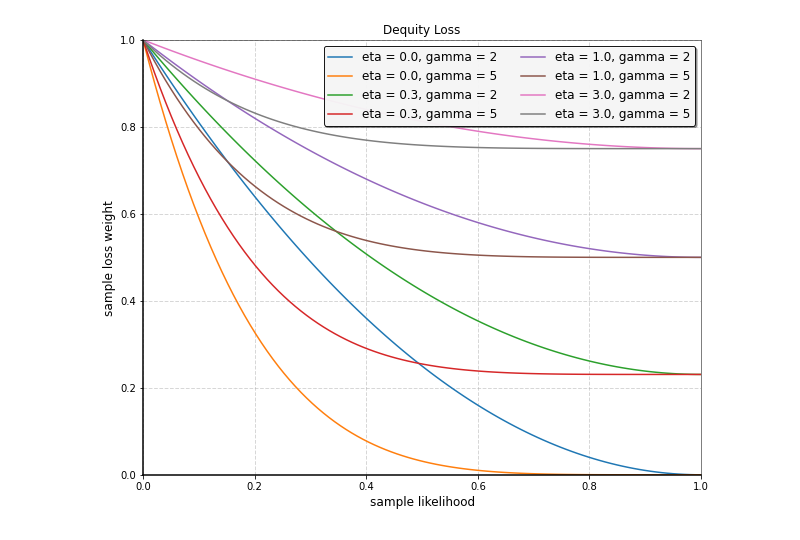
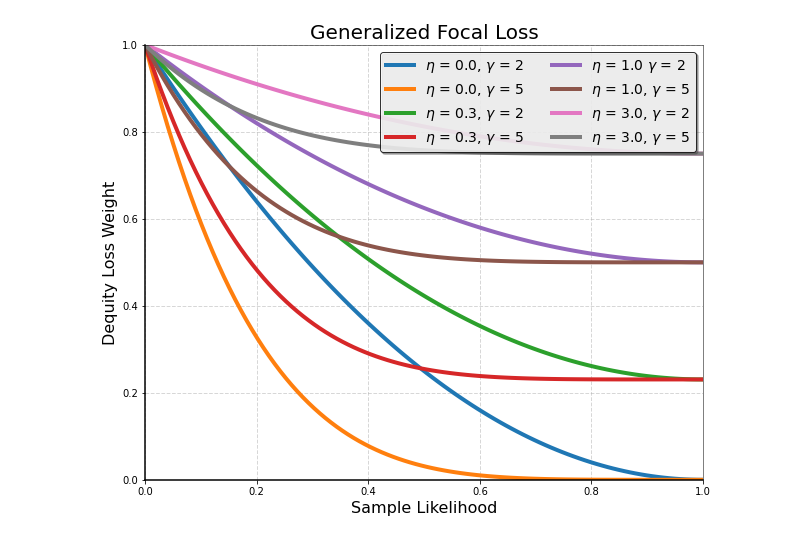
Before and after one commit to towardsautonomy/DatasetEquity, a Jupyter notebook: data_analysis/plot_functions.ipynb, the cells around one changed output. Cells and saved outputs as stored; diff of their text form; code cells hidden in the pictures.

Commit message:
update README; update plot functions

```diff
--- a/data_analysis/plot_functions.ipynb
+++ b/data_analysis/plot_functions.ipynb
@@ -10,65 +10,65 @@ def dequity_loss(eta: float, p: float, gamma: float) -> float:
 fig, ax = plt.subplots(figsize=(10, 8))
 ax.set_xlim(0, 1)
 ax.set_ylim(0, 1)
-ax.set_xlabel('sample likelihood', fontsize=12)
-ax.set_ylabel('sample loss weight', fontsize=12)
-ax.set_title('Dequity Loss')
+ax.set_xlabel('Sample Likelihood', fontsize=16)
+ax.set_ylabel('Dequity Loss Weight', fontsize=16)
+ax.set_title('Generalized Focal Loss', fontsize=20)
 ax.grid(alpha=0.5, linestyle='--', linewidth=1)
 
 eta = 0.0
 p = np.linspace(0, 1, 100)
 gamma = 2
-ax.plot(p, dequity_loss(eta, p, gamma), label='eta = 0.0, gamma = 2')
+ax.plot(p, dequity_loss(eta, p, gamma), label=r'$\eta$ = 0.0, $\gamma$ = 2', linewidth=4)
 
 eta = 0.0
 p = np.linspace(0, 1, 100)
 gamma = 5
-ax.plot(p, dequity_loss(eta, p, gamma), label='eta = 0.0, gamma = 5')
+ax.plot(p, dequity_loss(eta, p, gamma), label=r'$\eta$ = 0.0, $\gamma$ = 5', linewidth=4)
 
 eta = 0.3
 p = np.linspace(0, 1, 100)
 gamma = 2
-ax.plot(p, dequity_loss(eta, p, gamma), label='eta = 0.3, gamma = 2')
+ax.plot(p, dequity_loss(eta, p, gamma), label=r'$\eta$ = 0.3, $\gamma$ = 2', linewidth=4)
 
 eta = 0.3
 p = np.linspace(0, 1, 100)
 gamma = 5
-ax.plot(p, dequity_loss(eta, p, gamma), label='eta = 0.3, gamma = 5')
+ax.plot(p, dequity_loss(eta, p, gamma), label=r'$\eta$ = 0.3, $\gamma$ = 5', linewidth=4)
 
 eta = 1.0
 p = np.linspace(0, 1, 100)
 gamma = 2
-ax.plot(p, dequity_loss(eta, p, gamma), label='eta = 1.0, gamma = 2')
+ax.plot(p, dequity_loss(eta, p, gamma), label=r'$\eta$ = 1.0 $\gamma$ = 2', linewidth=4)
 
 eta = 1.0
 p = np.linspace(0, 1, 100)
 gamma = 5
-ax.plot(p, dequity_loss(eta, p, gamma), label='eta = 1.0, gamma = 5')
+ax.plot(p, dequity_loss(eta, p, gamma), label=r'$\eta$ = 1.0, $\gamma$ = 5', linewidth=4)
 
 eta = 3
 p = np.linspace(0, 1, 100)
 gamma = 2
-ax.plot(p, dequity_loss(eta, p, gamma), label='eta = 3.0, gamma = 2')
+ax.plot(p, dequity_loss(eta, p, gamma), label=r'$\eta$ = 3.0, $\gamma$ = 2', linewidth=4)
 
 eta = 3
 p = np.linspace(0, 1, 100)
 gamma = 5
-ax.plot(p, dequity_loss(eta, p, gamma), label='eta = 3.0, gamma = 5')
+ax.plot(p, dequity_loss(eta, p, gamma), label=r'$\eta$ = 3.0, $\gamma$ = 5', linewidth=4)
 
 # eta = 0
 # p = np.linspace(0, 1, 100)
 # gamma = 1
 # ax.plot(p, dequity_loss(eta, p, gamma), label='eta = 0.0, gamma = 1')
 
 # fancy legend
-plt.legend(loc='upper right', fancybox=True, framealpha=0.9, fontsize=12,
+plt.legend(loc='upper right', fancybox=True, framealpha=0.8, fontsize=14,
            ncol=2, facecolor='white', edgecolor='black', shadow=True)
 # shadow
 ax.spines['top'].set_linewidth(0.5)
 ax.spines['right'].set_linewidth(0.5)
 ax.spines['bottom'].set_linewidth(1.5)
 ax.spines['left'].set_linewidth(1.5)
 plt.savefig('plots/dequity_loss.png', dpi=300, bbox_inches='tight')
 plt.show()
 # %% [output]
-[figure, old version]
+[figure, new version]
```
Also changed, not shown: 3 other files.
